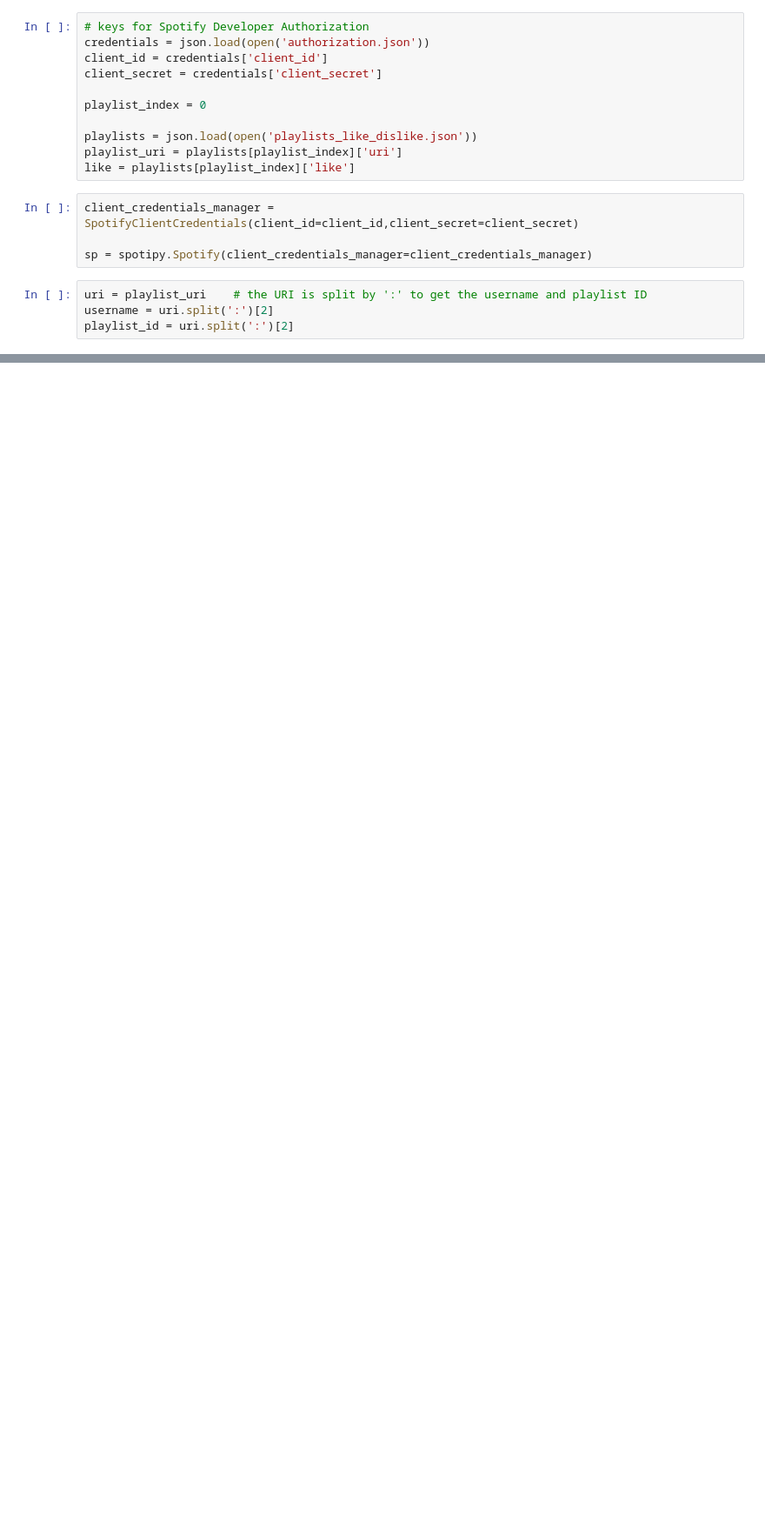
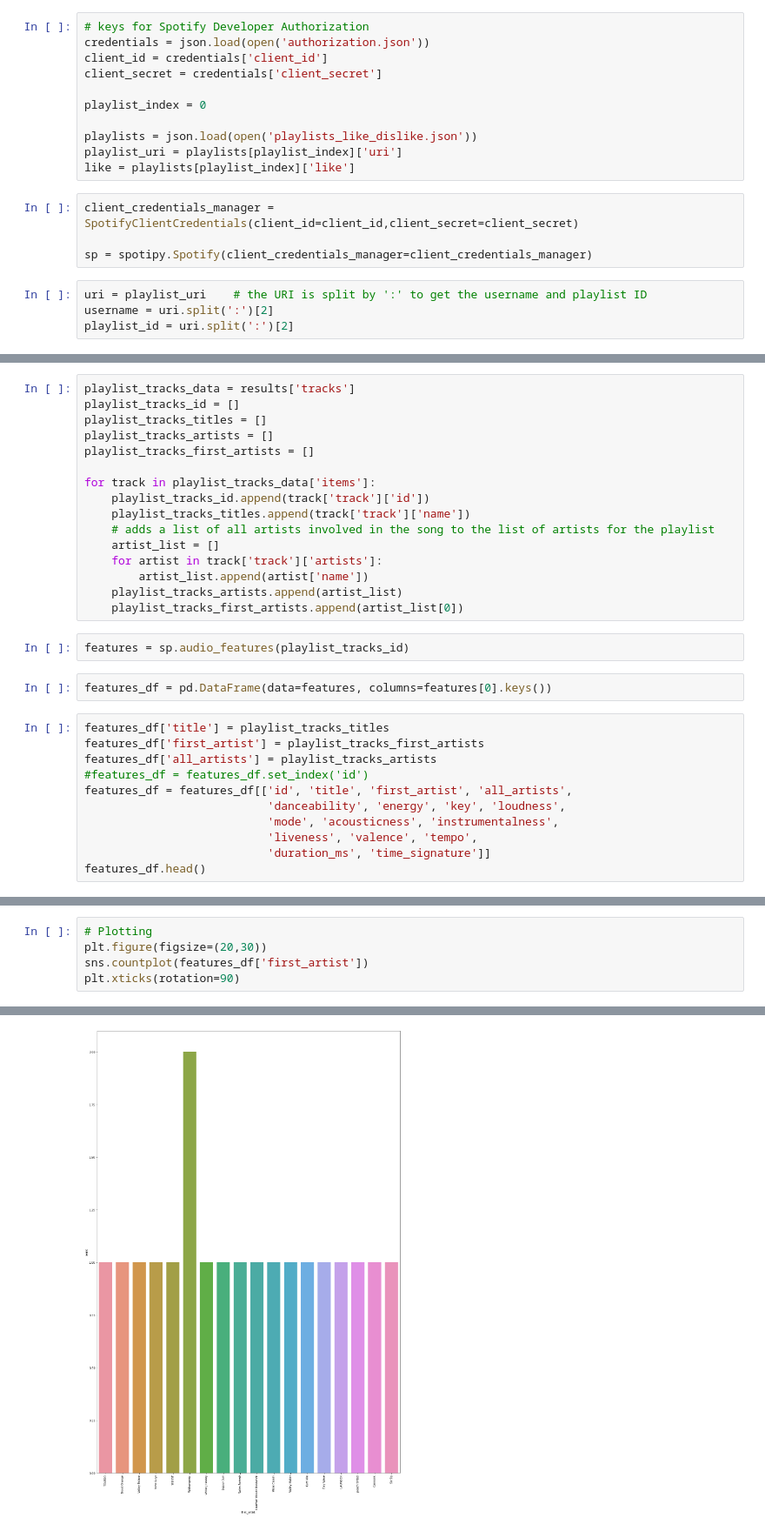
Before and after one commit to craineland/Spotify-Music-Predicition, a Jupyter notebook: spotify_scrape.ipynb, the cells around one changed output, grey strips where cells are left out. Shown at 87% size. Drawn from its saved outputs; the diff is of its cells as text; blank space fills up the shorter version.

Commit message:
Added plotting to Spotify Scraping notebook.

```diff
--- a/spotify_scrape.ipynb
+++ b/spotify_scrape.ipynb
@@ -28,0 +32,31 @@ SpotifyOauthError: error: invalid_client, error_description: Invalid client secr
+# %%
+playlist_tracks_data = results['tracks']
+playlist_tracks_id = []
+playlist_tracks_titles = []
+playlist_tracks_artists = []
+playlist_tracks_first_artists = []
+
+for track in playlist_tracks_data['items']:
+    playlist_tracks_id.append(track['track']['id'])
+    playlist_tracks_titles.append(track['track']['name'])
+    # adds a list of all artists involved in the song to the list of artists for the playlist
+    artist_list = []
+    for artist in track['track']['artists']:
+        artist_list.append(artist['name'])
+    playlist_tracks_artists.append(artist_list)
+    playlist_tracks_first_artists.append(artist_list[0])
+# %%
+features = sp.audio_features(playlist_tracks_id)
+# %%
+features_df = pd.DataFrame(data=features, columns=features[0].keys())
+# %%
+features_df['title'] = playlist_tracks_titles
+features_df['first_artist'] = playlist_tracks_first_artists
+features_df['all_artists'] = playlist_tracks_artists
+#features_df = features_df.set_index('id')
+features_df = features_df[['id', 'title', 'first_artist', 'all_artists',
+                           'danceability', 'energy', 'key', 'loudness',
+                           'mode', 'acousticness', 'instrumentalness',
+                           'liveness', 'valence', 'tempo',
+                           'duration_ms', 'time_signature']]
+features_df.head()
@@ -28,0 +70,6 @@ SpotifyOauthError: error: invalid_client, error_description: Invalid client secr
+# %%
+# Plotting
+plt.figure(figsize=(20,30))
+sns.countplot(features_df['first_artist'])
+plt.xticks(rotation=90)
+# %% [output]
@@ -28,0 +96 @@ SpotifyOauthError: error: invalid_client, error_description: Invalid client secr
+[figure, added]
```
Also changed, not shown: parts of 5 cells of this notebook, 3 other files.
